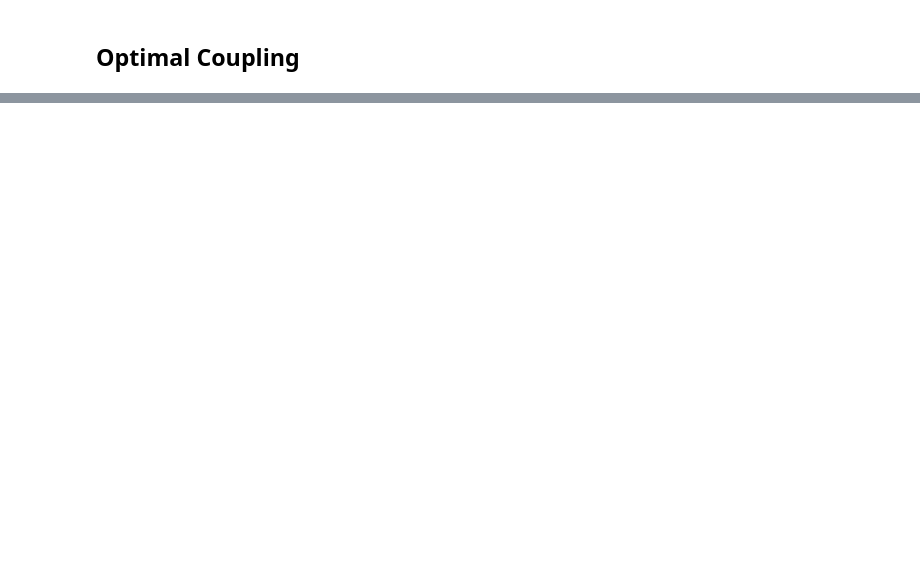
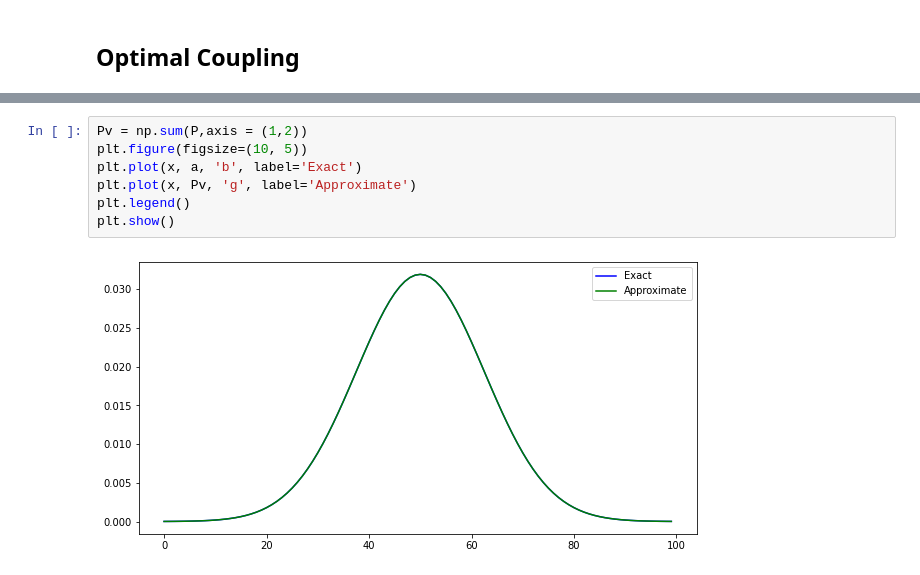
Before and after one commit to ramanakshay/Optimal-Transport, a Jupyter notebook: notebooks/gradient_descent.ipynb, the cells around one changed output, grey strips where cells are left out. Drawn from its saved outputs; the diff is of its cells as text; blank space fills up the shorter version.

```diff
--- a/notebooks/gradient_descent.ipynb
+++ b/notebooks/gradient_descent.ipynb
@@ -286,0 +274,9 @@ ot.plot.plot1D_mat(a, a, P, 'Coupling')
+# %%
+Pv = np.sum(P,axis = (1,2))
+plt.figure(figsize=(10, 5))
+plt.plot(x, a, 'b', label='Exact')
+plt.plot(x, Pv, 'g', label='Approximate')
+plt.legend()
+plt.show()
+# %% [output]
+[figure, added]
```
Also changed, not shown: parts of 19 cells of this notebook.
